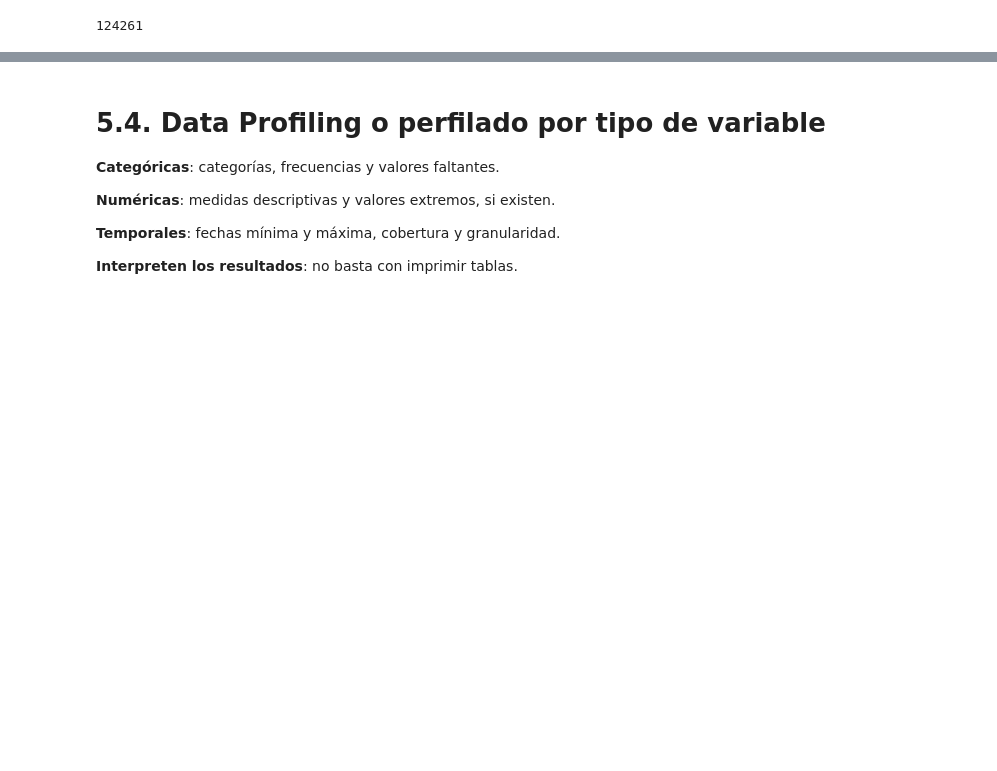
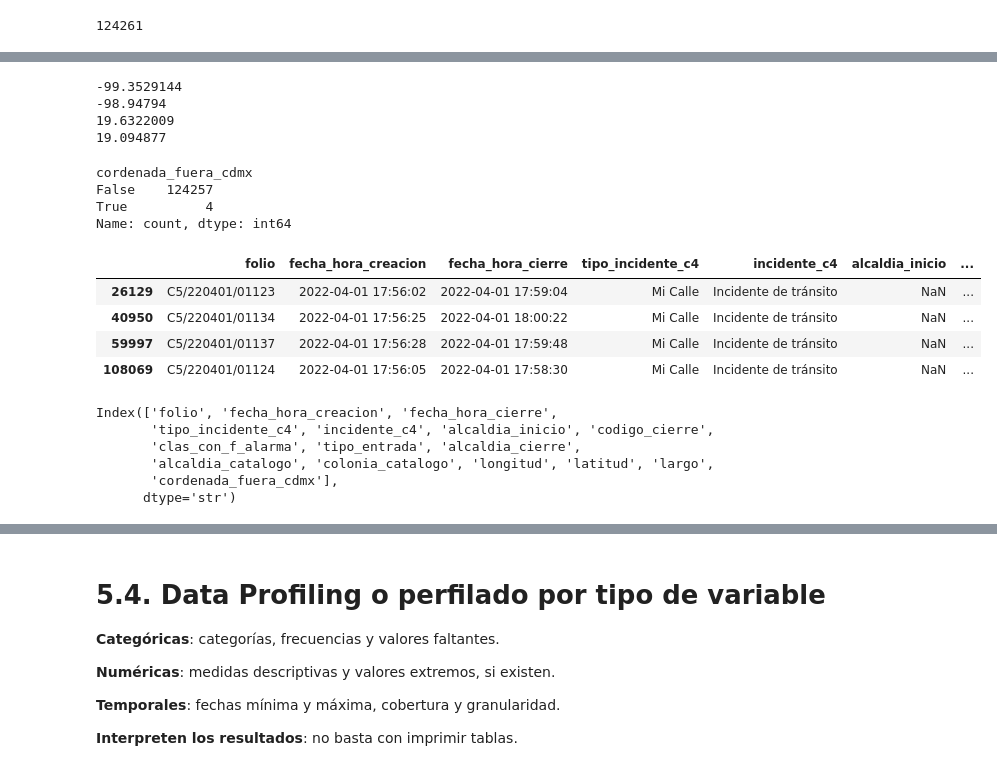
Before and after one commit to JafetR19/ds-project-team1-CGNR-JASR, a Jupyter notebook: notebooks/nb01_estructura_perfilado.ipynb, the cells around one changed output, grey strips where cells are left out. Saved outputs shown, nothing was run; the diff lists cells and outputs as text; code cells hidden in the pictures; blank space fills up the shorter version.

Commit message:
Actualización data frames y otros datos 5.3 Tipos, Calidad y Limpieza

```diff
--- a/notebooks/nb01_estructura_perfilado.ipynb
+++ b/notebooks/nb01_estructura_perfilado.ipynb
@@ -205,0 +259,10 @@ Asimismo, se detectaron 4 puntos fuera de la Ciudad de México.
+# %%
+## Corrección de las fechas
+df['fecha_hora_creacion'] = pd.to_datetime(df['fecha_hora_creacion'],format='%Y-%m-%d %H:%M:%S')
+# %%
+df['fecha_hora_cierre'] = pd.to_datetime(df['fecha_hora_cierre'],format='%Y-%m-%d %H:%M:%S')
+# %%
+## Verificar que todos los folios seas válidos
+#df['folio'].astype(str).str.len().nunique()
+df['largo'] = df['folio'].astype(str).str.len()
+#df['folio'].astype(str).str.len().value_counts().sort_index()
@@ -205,0 +446,30 @@ Asimismo, se detectaron 4 puntos fuera de la Ciudad de México.
+# %%
+### Varificación de la longitud y latitud
+# Algunas cordenadas están fuera del internevalo
+
+print(df['longitud'].min())
+print(df['longitud'].max())
+print(df['latitud'].max())
+print(df['latitud'].min())
+# %% [output]
+-99.3529144
+-98.94794
+19.6322009
+19.094877
+# %%
+df['cordenada_fuera_cdmx'] = ~(df['latitud'].between(19.0482, 19.5928) &df['longitud'].between(-99.3649, -98.9403))
+# %%
+df['cordenada_fuera_cdmx'].value_counts().sort_index()
+# %% [output]
+cordenada_fuera_cdmx
+False    124257
+True          4
+Name: count, dtype: int64
+# %%
+df[df['cordenada_fuera_cdmx']==True]
+# %% [output]
+|  | folio | fecha_hora_creacion | fecha_hora_cierre | tipo_incidente_c4 | incidente_c4 | alcaldia_inicio | ... |
+| 26129 | C5/220401/01123 | 2022-04-01 17:56:02 | 2022-04-01 17:59:04 | Mi Calle | Incidente de tránsito | NaN | ... |
+| 40950 | C5/220401/01134 | 2022-04-01 17:56:25 | 2022-04-01 18:00:22 | Mi Calle | Incidente de tránsito | NaN | ... |
+| 59997 | C5/220401/01137 | 2022-04-01 17:56:28 | 2022-04-01 17:59:48 | Mi Calle | Incidente de tránsito | NaN | ... |
+| 108069 | C5/220401/01124 | 2022-04-01 17:56:05 | 2022-04-01 17:58:30 | Mi Calle | Incidente de tránsito | NaN | ... |
@@ -205,0 +479,9 @@ Asimismo, se detectaron 4 puntos fuera de la Ciudad de México.
+# %%
+df_alcaldia_catalogo_faltante.columns
+# %% [output]
+Index(['folio', 'fecha_hora_creacion', 'fecha_hora_cierre',
+       'tipo_incidente_c4', 'incidente_c4', 'alcaldia_inicio', 'codigo_cierre',
+       'clas_con_f_alarma', 'tipo_entrada', 'alcaldia_cierre',
+       'alcaldia_catalogo', 'colonia_catalogo', 'longitud', 'latitud', 'largo',
+       'cordenada_fuera_cdmx'],
+      dtype='str')
```
Also changed, not shown: parts of 30 cells of this notebook.
